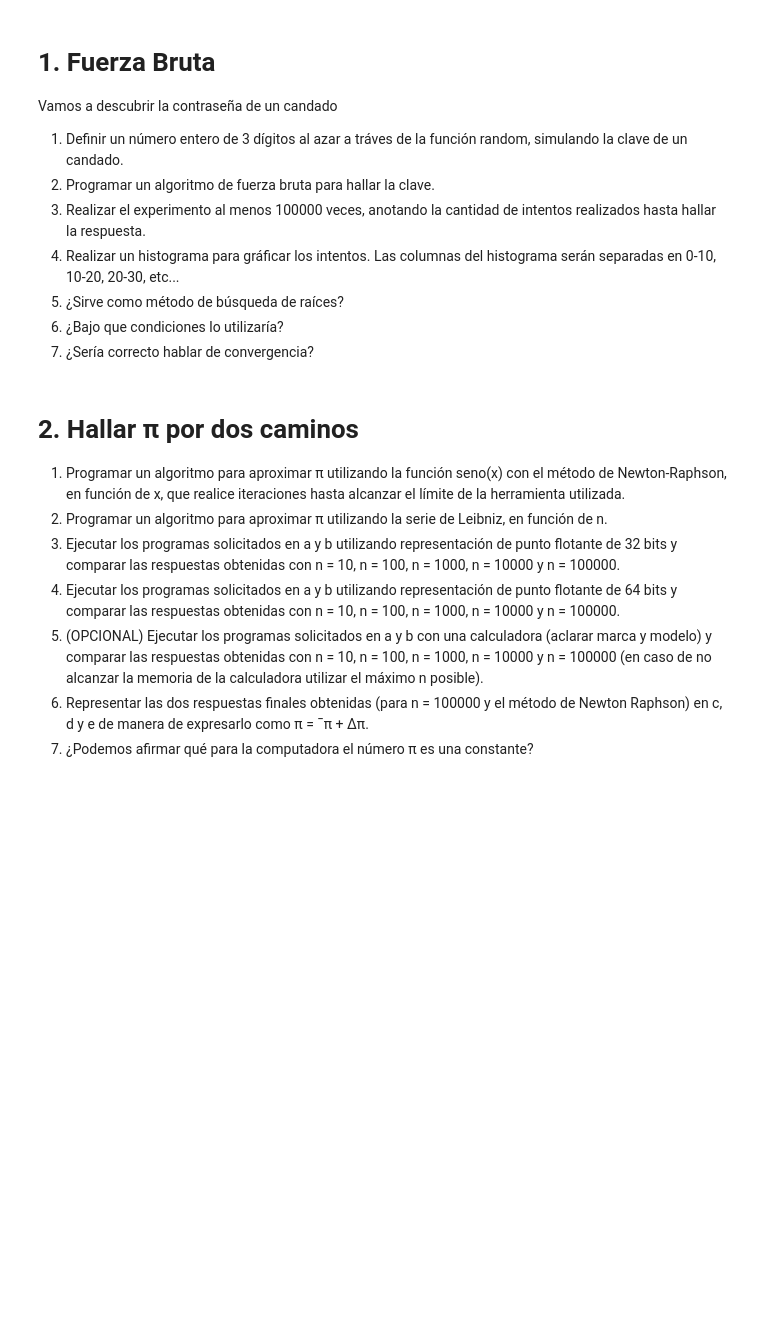
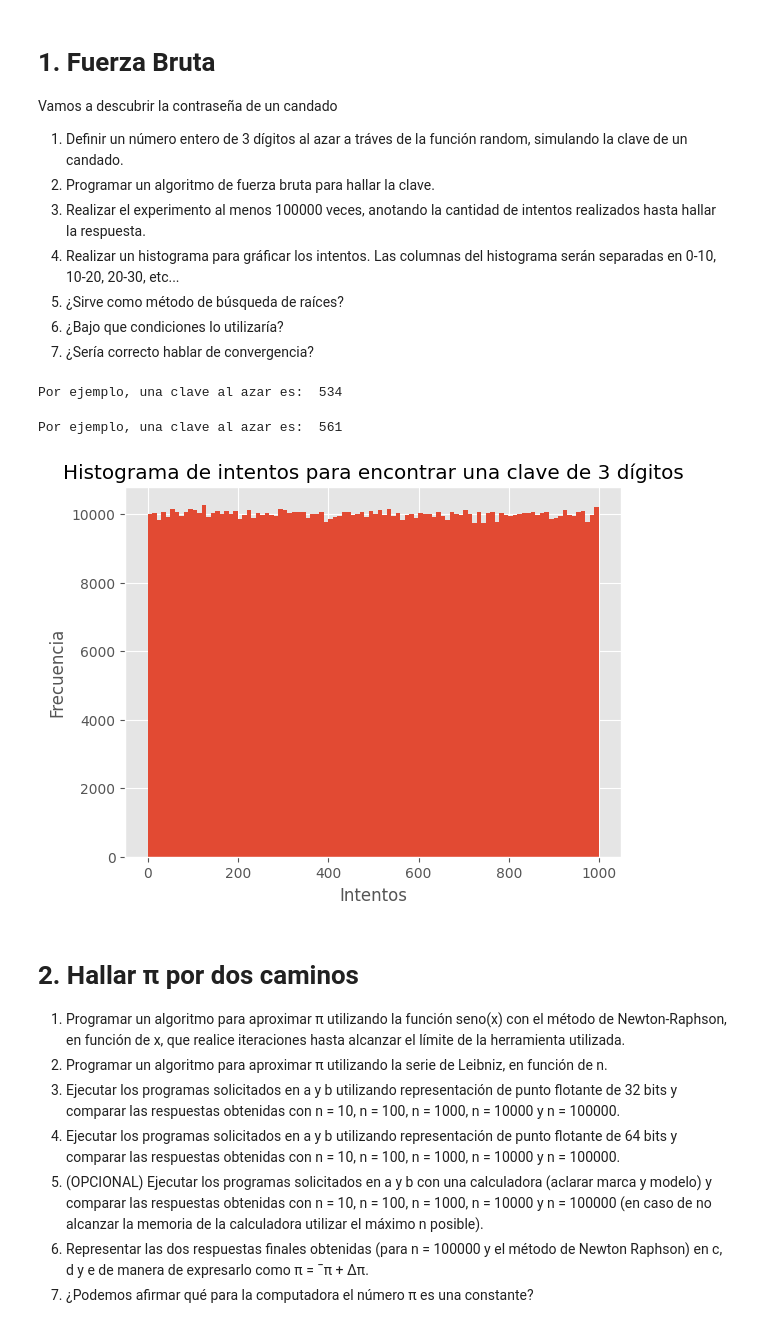
Before and after one commit to m-cabrerar/Numerico-TP1, a Jupyter notebook: TP1-G18.ipynb, the cells around one changed output. Drawn from its saved outputs; the diff is of its cells as text; code cells hidden in the pictures; blank space fills up the shorter version.

```diff
--- a/TP1-G18.ipynb
+++ b/TP1-G18.ipynb
@@ -11,6 +11,13 @@
 
 ### Lenguaje elegido:
     Python
+# %%
+#Importamos las librerías a usar
+
+import numpy as np
+import matplotlib.pyplot as plt
+plt.style.use('ggplot')
+import random
 # %% [markdown]
 # 1. Fuerza Bruta
 Vamos a descubrir la contraseña de un candado
@@ -25,6 +32,43 @@ Vamos a descubrir la contraseña de un candado
     <li> ¿Bajo que condiciones lo utilizaría?</li>
     <li> ¿Sería correcto hablar de convergencia?</li>
 </ol>
+# %%
+
+# a. Se define una clave de 3 dígitos al azar
+def nueva_clave():
+    clave = random.randint(0,999)
+    clave = str(clave).zfill(3)
+    return clave
+
+print("Por ejemplo, una clave al azar es: ", nueva_clave())
+# %% [output]
+Por ejemplo, una clave al azar es:  534
+# %%
+# b. Programamos un algorimo de fuerza bruta para encontrar la clave
+def fuerza_bruta(clave):
+    for i in range(1000):
+        if clave == str(i).zfill(3):
+            return i
+# %%
+
+# c. Generamos una clave al azar y usamos fuerza bruta para encontrarla 1000000 veces, anotando la cantidad de intentos por cada búsqueda
+ITERACIONES = 1000000
+intentos = []
+for i in range(ITERACIONES):
+    clave = nueva_clave()
+    n = fuerza_bruta(clave)
+
+    intentos.append(n)
+# %%
+# d. Realizamos un histograma para mostrar la frecuencia de intentos.
+plt.hist(intentos, bins=100)
+plt.xlabel("Intentos")
+plt.ylabel("Frecuencia")
+plt.title("Histograma de intentos para encontrar una clave de 3 dígitos")
+plt.show()
+# %% [output]
+Por ejemplo, una clave al azar es:  561
+[figure, added]
 # %% [markdown]
 # 2. Hallar π por dos caminos
 <ol type="a">
```
